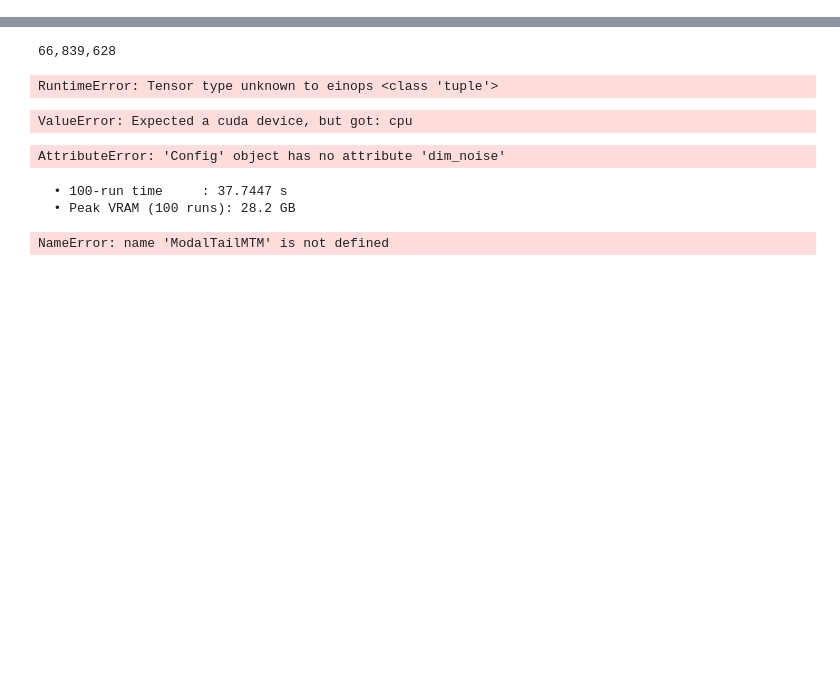
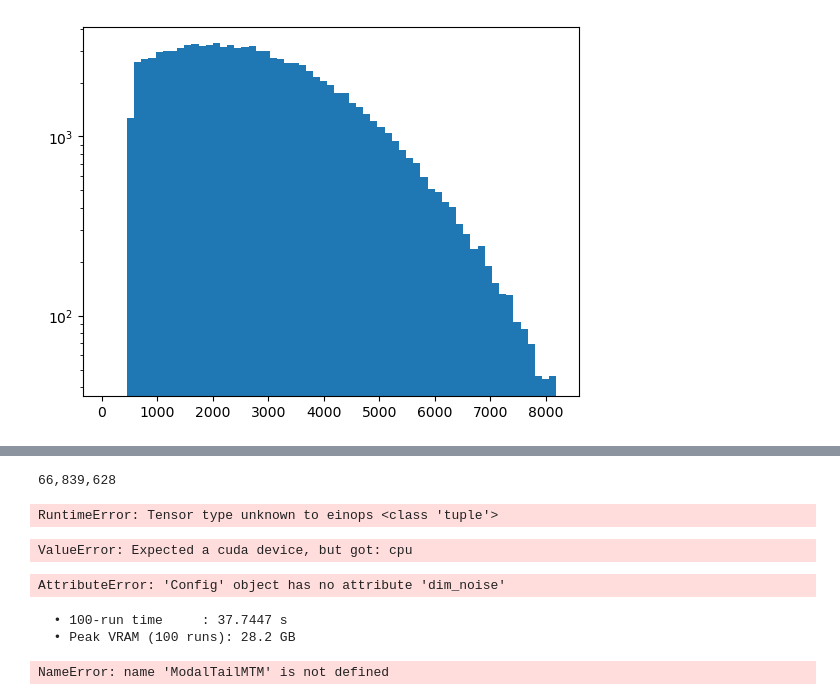
Before and after one commit to jthuemmel/thesis, a Jupyter notebook: modeldev.ipynb, the cells around one changed output, grey strips where cells are left out. Saved outputs shown, nothing was run; the diff lists cells and outputs as text; code cells hidden in the pictures; blank space fills up the shorter version.

```diff
--- a/modeldev.ipynb
+++ b/modeldev.ipynb
@@ -16,8 +16,9 @@ from torch import autocast
 import matplotlib.pyplot as plt
 import numpy as np
 # %%
-def construct_alpha(weights: list, sharpness: float = 10.0) -> torch.Tensor:
-    weights = torch.tensor(weights)
-    probs = weights / weights.sum()  # normalize to probability simplex
-    alpha = probs * sharpness
-    return alpha
+r = torch.empty(100000)
+r = torch.nn.init.trunc_normal_(r, 0.25, 0.25, 1 / 16, 1.)
+a = plt.hist(r * 8192, bins = np.linspace(64, 8192, 64))
+plt.yscale('log')
+# %% [output]
+[figure, added]
```
Also changed, not shown: parts of 6 cells of this notebook.
